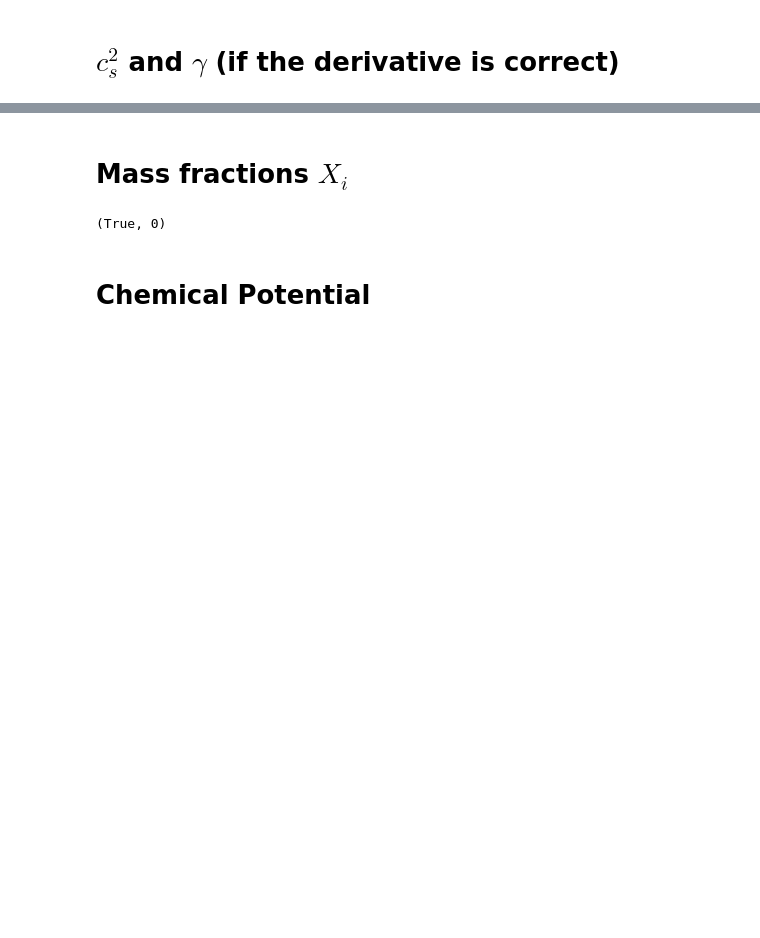
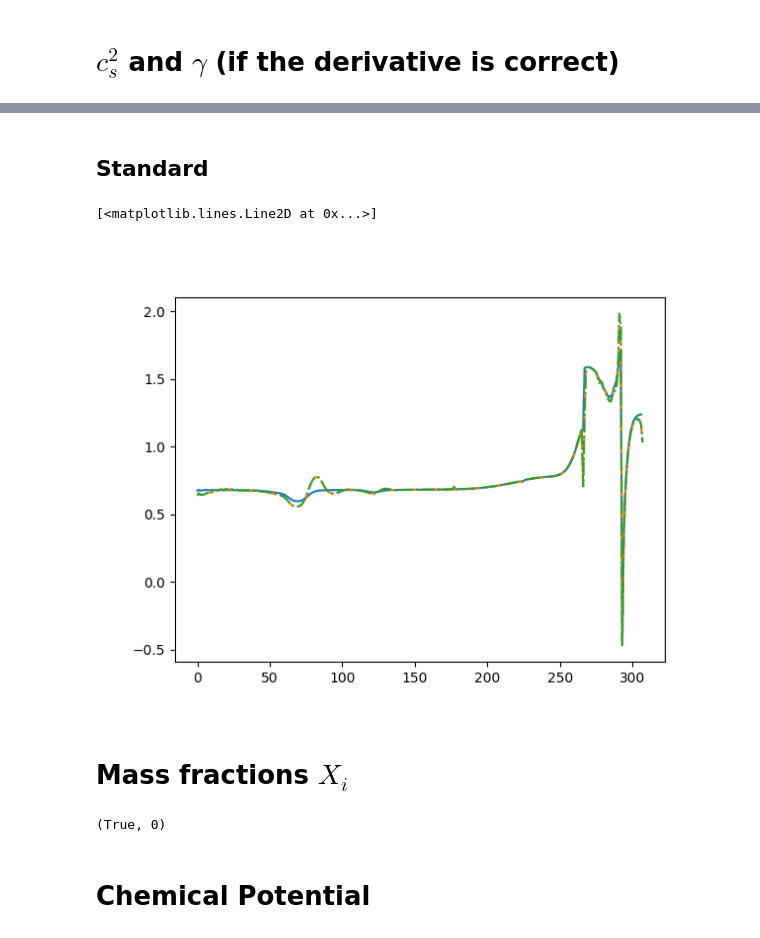
Before and after one commit to bharatiop/NS_HOT_EOS, a Jupyter notebook: Notebooks/create_h5.ipynb, the cells around one changed output, grey strips where cells are left out. Saved outputs shown, nothing was run; the diff lists cells and outputs as text; code cells hidden in the pictures; blank space fills up the shorter version.

Commit message:
Derivs w/ splines

```diff
--- a/Notebooks/create_h5.ipynb
+++ b/Notebooks/create_h5.ipynb
@@ -143,0 +148,3 @@ logpress = np.log10(pressure_s)
+# %%
+e = m_n * data['eos.nb'][index_nb] * ( 1 + data['eos.thermo'][:, 9] )
+e_r = reshape_array(e, pointsrho, pointstemp, pointsyq)
@@ -143,0 +181,13 @@ logpress = np.log10(pressure_s)
+# %%
+%%timeit
+def first_derivative(y, x):
+  return CubicSpline(x, y).derivative(nu=1)(x)
+
+dpdnb_2 = np.apply_along_axis(first_derivative, 2, pressure_s, data['eos.nb'])
+dednb_2 = np.apply_along_axis(first_derivative, 2, e_r       , data['eos.nb'])
+dpdt_2  = np.apply_along_axis(first_derivative, 1, pressure_s, data['eos.t'] )
+dedt_2  = np.apply_along_axis(first_derivative, 1, e_r       , data['eos.t'] )
+dpdy_2  = np.apply_along_axis(first_derivative, 0, pressure_s, data['eos.yq'])
+dedy_2  = np.apply_along_axis(first_derivative, 0, e_r       , data['eos.yq'])
+
+cs2_spline_2 = dpdnb_2/dednb_2 + dpdt_2/dedt_2 + dpdy_2/dedy_2
@@ -144,15 +198,17 @@ logpress = np.log10(pressure_s)
+# %% [markdown]
+## Standard
 # %%
-e = m_n * data['eos.nb'][index_nb] * ( 1 + data['eos.thermo'][:, 9] + energy_shift)
-e_r = e[maps(np.arange(pointsyq)[:, None, None], np.arange(pointstemp)[None, :, None], np.arange(pointsrho)[None, None, :]) ]
+e = m_n * data['eos.nb'][index_nb] * ( 1 + data['eos.thermo'][:, 9] )
+e_r = reshape_array(e, pointsrho, pointstemp, pointsyq)
 
-dpdr = np.zeros_like(e_r)
-dedr = np.zeros_like(e_r)
+dpdnb = np.zeros_like(e_r)
+dednb = np.zeros_like(e_r)
 for i in range(pointsyq):
     for j in range(pointstemp):
         for k in range(pointsrho-1):
-            h = (data['eos.nb'][k+1] - data['eos.nb'][k])*m_n
-            dpdr[i, j, k] = (pressure_s[i, j, k+1] - pressure_s[i, j, k]) / ( h )
-            dedr[i, j, k] = (e_r[i, j, k+1] - e_r[i, j, k]) / ( h )
+            h = data['eos.nb'][k+1] - data['eos.nb'][k]
+            dpdnb[i, j, k] = (pressure_s[i, j, k+1] - pressure_s[i, j, k]) / ( h )
+            dednb[i, j, k] = (e_r[i, j, k+1] - e_r[i, j, k]) / ( h )
 
 dpdt = np.zeros_like(e_r)
 dedt = np.zeros_like(e_r)
@@ -172,5 +228,15 @@ for i in range(pointstemp):
             dpdy[k, i, j] = (pressure_s[k+1, i, j] - pressure_s[k, i, j]) / ( h )
             dedy[k, i, j] = (e_r[k+1, i, j] - e_r[k, i, j]) / ( h )
 
-cs2 = dpdr/dedr + dpdt/dedt + dpdy/dedy
-gamma = e_r * cs2 / pressure_r
+cs2 = dpdnb/dednb + dpdt/dedt + dpdy/dedy
+# %%
+import matplotlib.pyplot as plt
+%matplotlib widget
+
+fig = plt.figure()
+plt.plot(cs2[0,0,:])
+plt.plot(cs2_spline[0,0,:], '--')
+plt.plot(cs2_spline_2[0,0,:], '-.')
+# %% [output]
+[<matplotlib.lines.Line2D at 0x...>]
+[figure, added]
```
Also changed, not shown: parts of 15 cells of this notebook, 1 other file.
